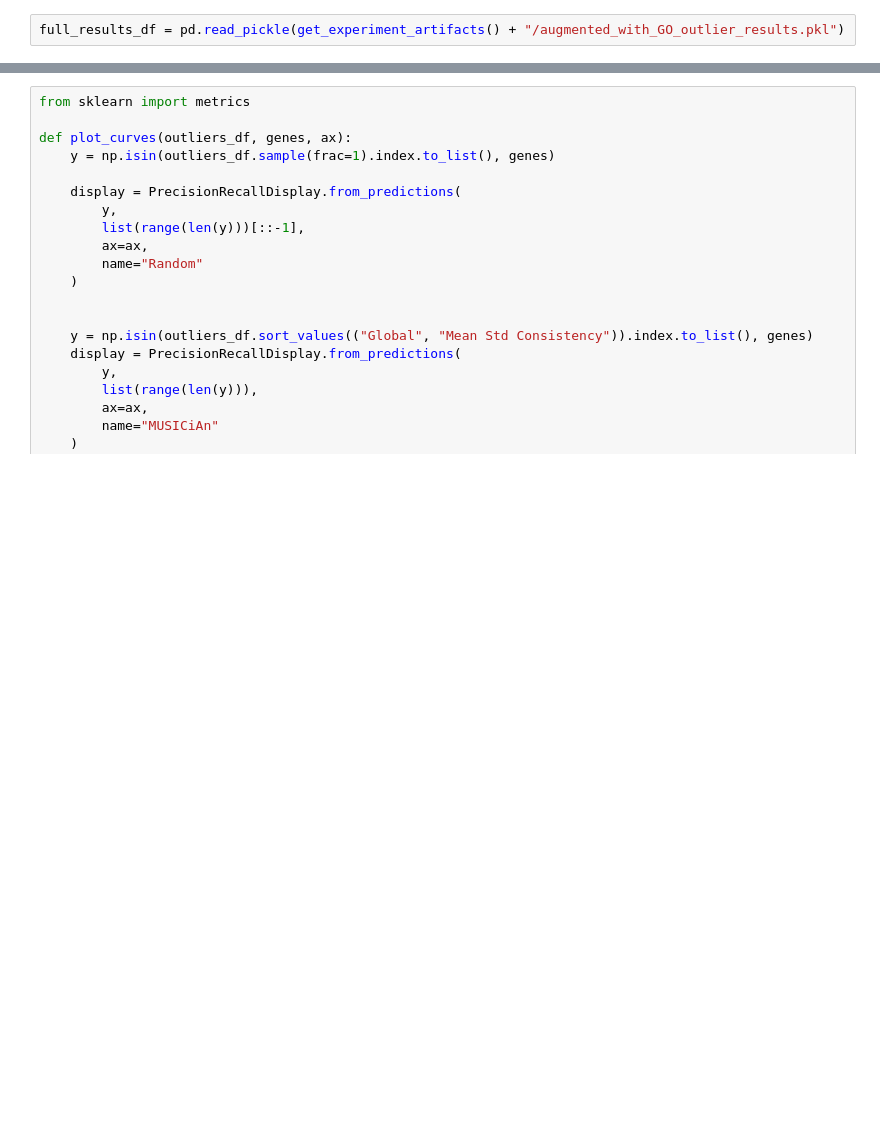
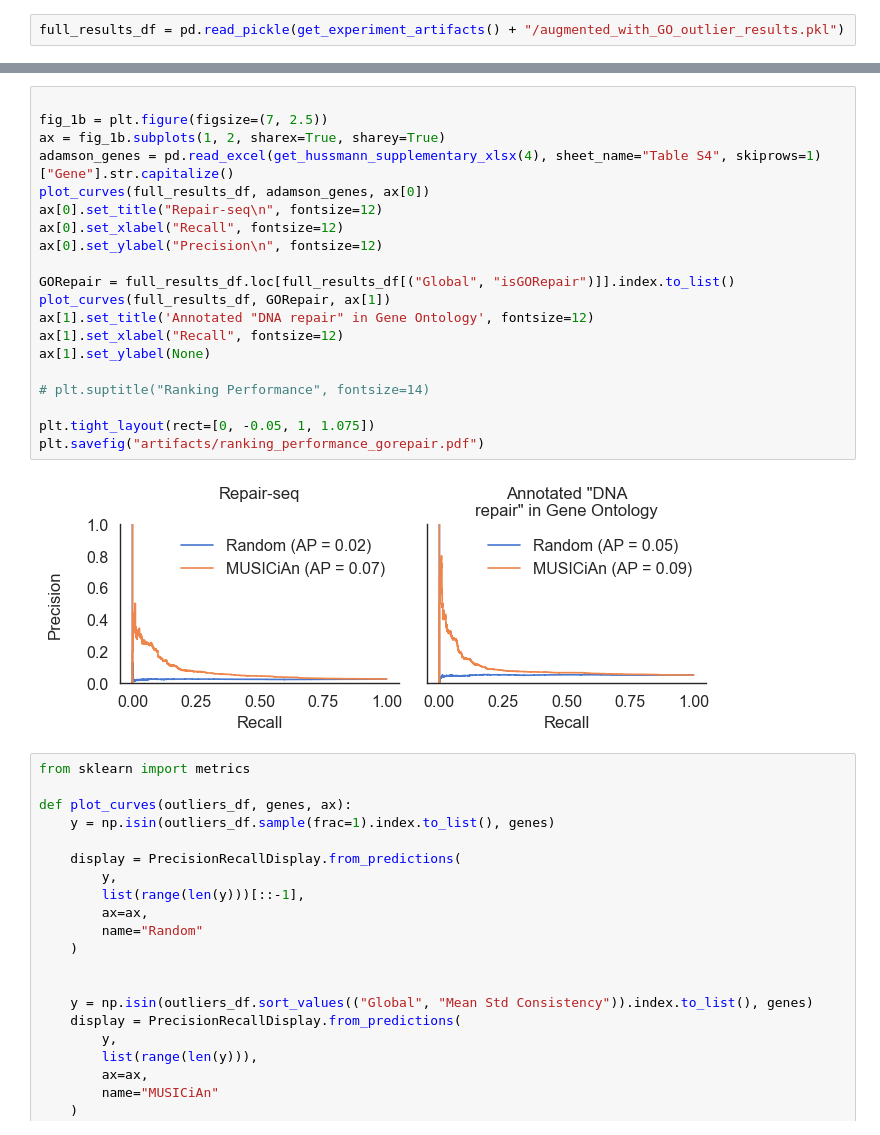
Before and after one commit to joanagoncalveslab/MUSICiAn, a Jupyter notebook: notebooks/reports/figure_3.ipynb, the cells around one changed output, grey strips where cells are left out. Drawn from its saved outputs; the diff is of its cells as text; blank space fills up the shorter version.

```diff
--- a/notebooks/reports/figure_3.ipynb
+++ b/notebooks/reports/figure_3.ipynb
@@ -89,3 +93,25 @@ plt.savefig("artifacts/ranking_performance.pdf")
+# %%
+
+fig_1b = plt.figure(figsize=(7, 2.5))
+ax = fig_1b.subplots(1, 2, sharex=True, sharey=True)
+adamson_genes = pd.read_excel(get_hussmann_supplementary_xlsx(4), sheet_name="Table S4", skiprows=1)["Gene"].str.capitalize()
+plot_curves(full_results_df, adamson_genes, ax[0])
+ax[0].set_title("Repair-seq\n", fontsize=12)
+ax[0].set_xlabel("Recall", fontsize=12)
+ax[0].set_ylabel("Precision\n", fontsize=12)
+
+GORepair = full_results_df.loc[full_results_df[("Global", "isGORepair")]].index.to_list()
+plot_curves(full_results_df, GORepair, ax[1])
+ax[1].set_title('Annotated "DNA repair" in Gene Ontology', fontsize=12)
+ax[1].set_xlabel("Recall", fontsize=12)
+ax[1].set_ylabel(None)
+
+# plt.suptitle("Ranking Performance", fontsize=14)
+
+plt.tight_layout(rect=[0, -0.05, 1, 1.075])
+plt.savefig("artifacts/ranking_performance_gorepair.pdf")
+# %% [output]
+[figure, added]
 # %%
 from sklearn import metrics
 
```
Also changed, not shown: parts of 2 cells of this notebook, 8 other files.
